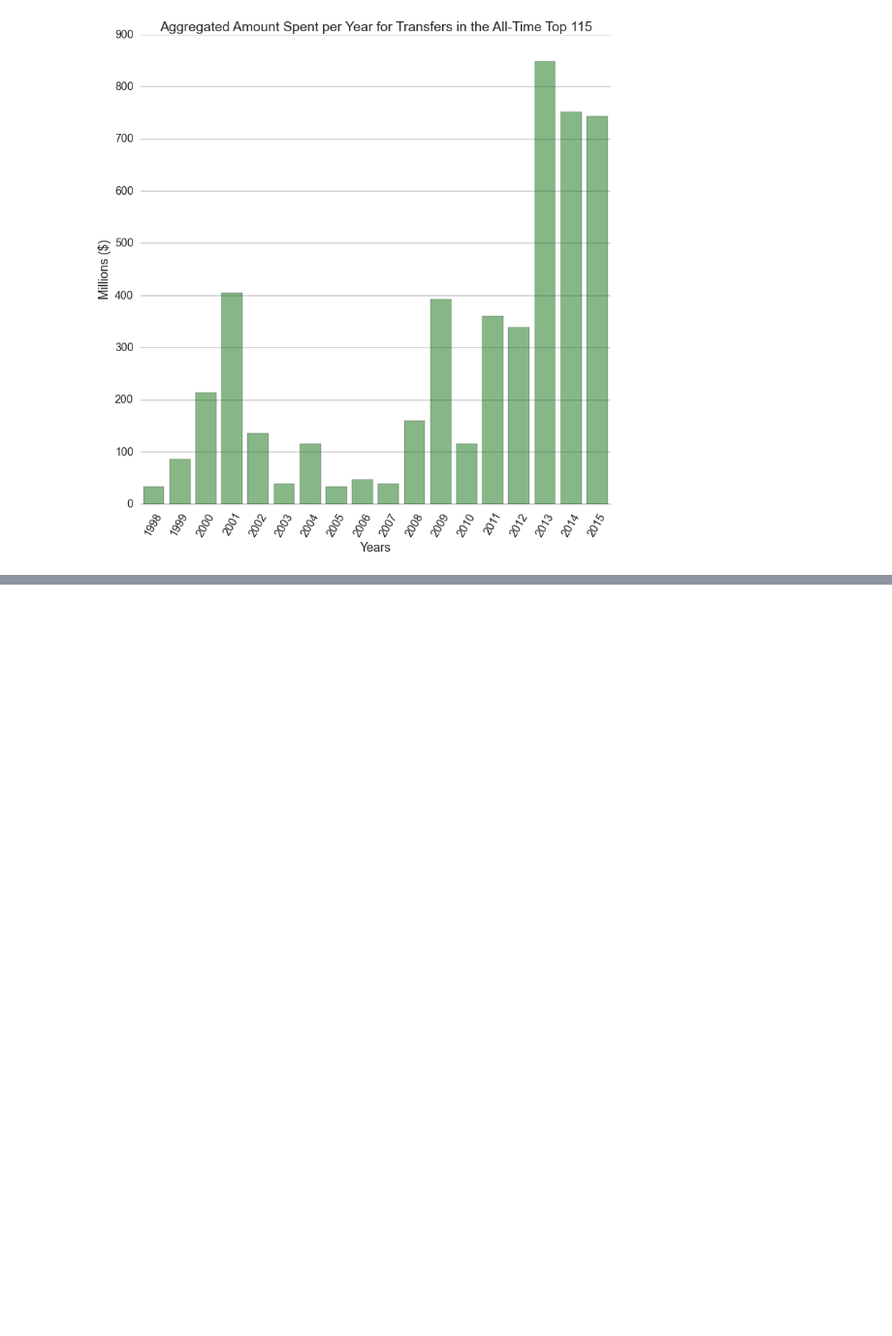
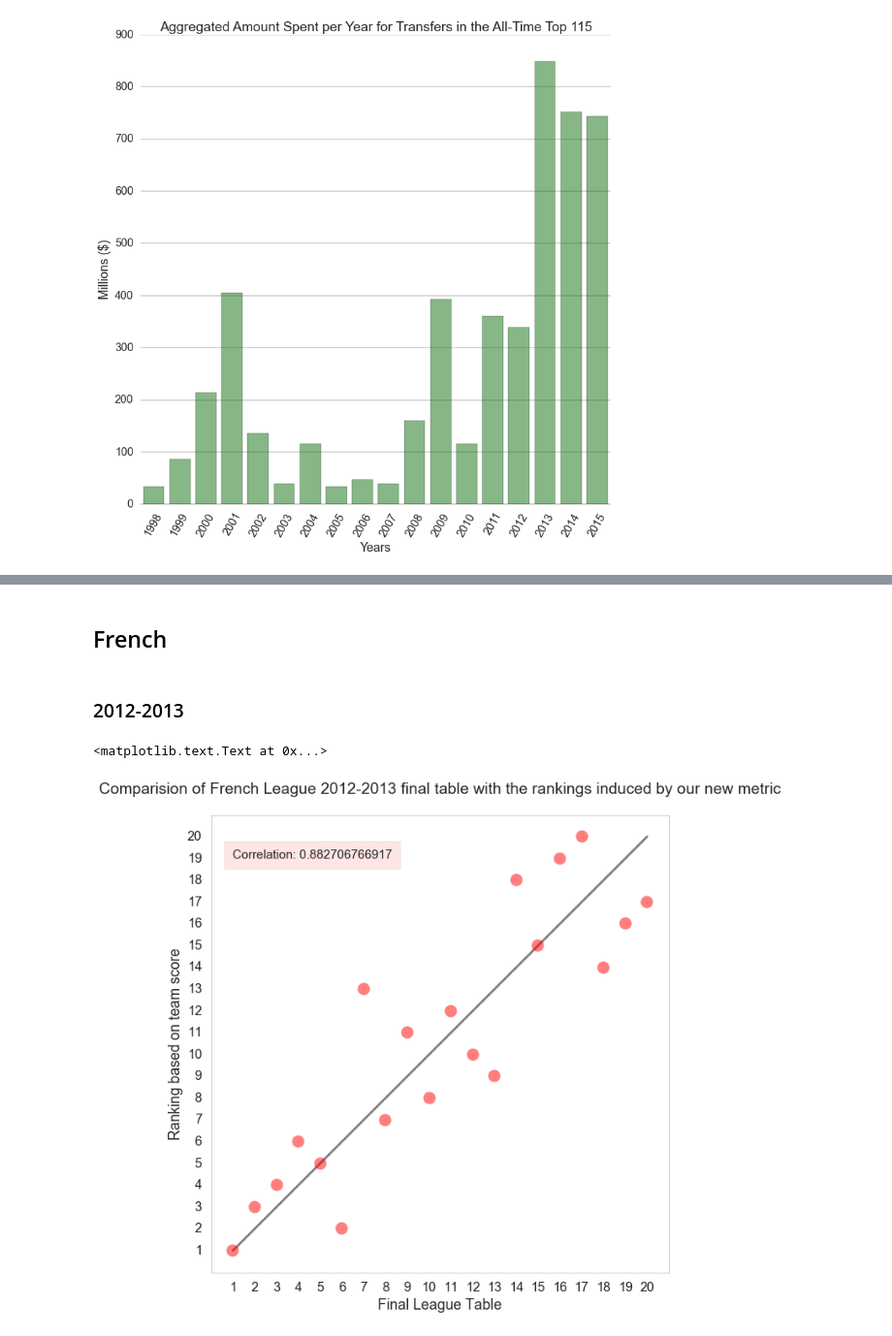
Before and after one commit to cs109-FIFA/cs109-FIFA, a Jupyter notebook: Plots/Plotting.ipynb, the cells around one changed output, grey strips where cells are left out. Shown at 97% size. Saved outputs shown, nothing was run; the diff lists cells and outputs as text; code cells hidden in the pictures; blank space fills up the shorter version.

```diff
--- a/Plots/Plotting.ipynb
+++ b/Plots/Plotting.ipynb
@@ -886,0 +851,69 @@ plt.title('Comparision of BPL 2012-2013 final table with the ranking induced by
+# %% [markdown]
+## French
+# %% [markdown]
+### 2012-2013
+# %%
+import json
+with open('../Data/Teams/french_team12.json', 'r') as fp:
+    french12 = json.load(fp)
+# %%
+team_values = dict.fromkeys(french12.keys())
+
+for team in team_values.keys():
+    team_values[team] = 0
+    for player in french12[team]:
+        team_values[team] += features12[player]['season_value']
+
+final_ranking = dict.fromkeys(french12.keys())
+
+final_ranking['lille-osc'] = 6
+final_ranking[u'sc-bastia'] = 12
+final_ranking[u'olympique-marseille'] = 2
+final_ranking[u'ogc-nice'] = 4
+final_ranking[u'stade-reims'] = 14
+final_ranking[u'as-nancy'] = 18
+final_ranking[u'montpellier-hsc'] = 9
+final_ranking[u'estac-troyes'] = 19
+final_ranking[u'valenciennes-fc'] = 11
+final_ranking[u'stade-brest'] = 20
+final_ranking[u'paris-saint-germain'] = 1
+final_ranking[u'girondins-bordeaux'] = 7
+final_ranking[u'toulouse-fc'] = 10
+final_ranking[u'evian-thonon-gaillard'] = 16
+final_ranking[u'as-saint-etienne'] = 5
+final_ranking[u'stade-rennes'] = 13
+final_ranking[u'fc-sochaux'] = 15
+final_ranking[u'ac-ajaccio'] = 17
+final_ranking[u'olympique-lyon'] = 3
+final_ranking[u'fc-lorient'] = 8
+
+rk = {}
+for t in final_ranking.keys():
+    rk[t] = 20-list(np.sort(team_values.values())).index(team_values[t])
+
+from scipy.stats.stats import pearsonr
+x = []
+y = []
+for t in rk.keys():
+    x.append(final_ranking[t])
+    y.append(rk[t])
+
+corr = pearsonr(x,y)[0]
+
+sns.set_style("whitegrid")
+sns.set_context({"figure.figsize": (10, 10)})
+
+plt.plot(range(1,21),range(1,21),color='gray',alpha=1)
+plt.plot(x,y,'o',color='red',alpha=0.5,markersize=15)
+plt.text(1,19,'Correlation: %s' % (corr),bbox={'facecolor':'red', 'alpha':0.1, 'pad':10},fontsize = 15)
+plt.xlim(0,21)
+plt.ylim(0,21)
+plt.xticks(range(1,21))
+plt.yticks(range(1,21))
+plt.grid(False)
+plt.ylabel('Ranking based on team score')
+plt.xlabel('Final League Table')
+plt.title('Comparision of French League 2012-2013 final table with the rankings induced by our new metric\n')
+# %% [output]
+<matplotlib.text.Text at 0x...>
+[figure, added]
```
Also changed, not shown: parts of 47 cells of this notebook.
